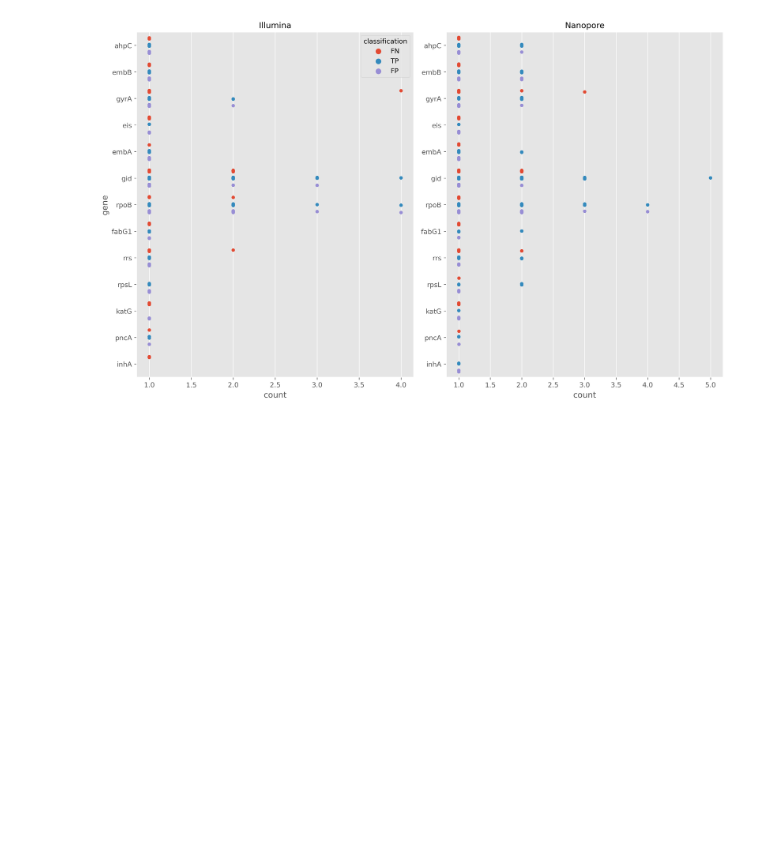
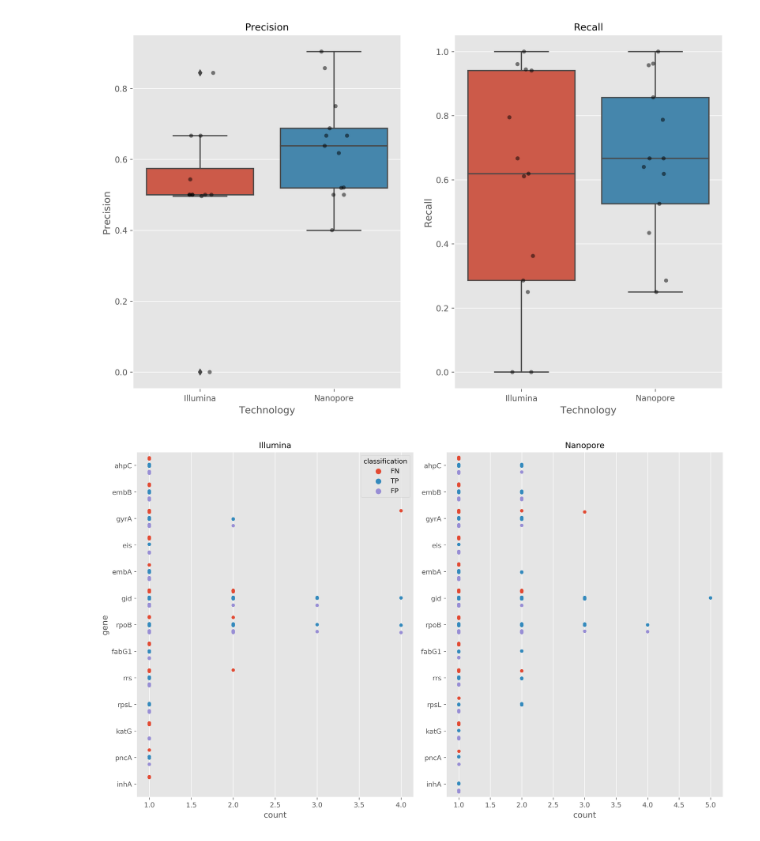
Before and after one commit to mbhall88/head_to_head_pipeline, a Jupyter notebook: analysis/resistance_prediction/workflow/notebooks/novel_variant_analysis.ipynb, the cells around one changed output. Saved outputs shown, nothing was run; the diff lists cells and outputs as text; code cells hidden in the pictures; blank space fills up the shorter version.

```diff
--- a/analysis/resistance_prediction/workflow/notebooks/novel_variant_analysis.ipynb
+++ b/analysis/resistance_prediction/workflow/notebooks/novel_variant_analysis.ipynb
@@ -251,0 +257,35 @@ g.groupby(["tech", "gene", "classification"]).describe()
+# %%
+def format_cell(cell):
+    if isinstance(cell, list):
+        if len(cell) == 2:
+            return f"{cell[0]} ({cell[1]})" if cell[1] else f"{cell[0]}"
+        else:
+            return f"{cell[0]}"
+    else:
+        return cell
+
+def recall(row):
+    return int(row.TP) / (int(row.TP) + int(row.FN))
+
+def precision(row):
+    try:
+        return int(row.TP) / (int(row.TP) + int(row.FP))
+    except ZeroDivisionError:
+        return None
+# %%
+tbl = defaultdict(dict)
+for i, row in df.iterrows():
+    ix = (row["gene"], row["tech"])
+    try:
+        tbl[ix][row["classification"]][0] += row["count"]
+        tbl[ix][row["classification"]][1] += int(row["is_indel"])
+    except KeyError:
+        tbl[ix][row["classification"]] = [row["count"], int(row["is_indel"])]
+
+tbl = pd.DataFrame(tbl).T.fillna(0).sort_index().applymap(format_cell)
+tbl = tbl.reset_index().rename(columns={"level_0": "Gene", "level_1": "Technology"})
+tbl["Technology"] = [s.capitalize() for s in tbl["Technology"]]
+tbl["Recall"] = tbl.apply(lambda row: recall(row), axis=1)
+tbl["Precision"] = tbl.apply(lambda row: precision(row), axis=1)
+tex = tbl.to_latex(float_format="%.3f", index=False, na_rep="-")
+print(tex)
@@ -252,3 +310,12 @@ g.groupby(["tech", "gene", "classification"]).describe()
+# %%
+fig, axes = plt.subplots(ncols=2, figsize=FIGSIZE, dpi=DPI)
+hue_order = ["FN", "TP", "FP"]
+for ax, metric in zip(axes.flatten(), ["Precision", "Recall"]):
+    sns.boxplot(data=tbl, x="Technology", y=metric, ax=ax, )
+    sns.stripplot(data=tbl, x="Technology", y=metric, ax=ax, color="black", alpha=0.5)
+    ax.set_title(metric.capitalize(), fontdict=dict(fontsize=12))
+# %% [output]
+[figure, added]
 # %%
 fig, axes = plt.subplots(ncols=2, figsize=FIGSIZE, dpi=DPI)
 hue_order = ["FN", "TP", "FP"]
```
Also changed, not shown: parts of 17 cells of this notebook, 4 other files.
